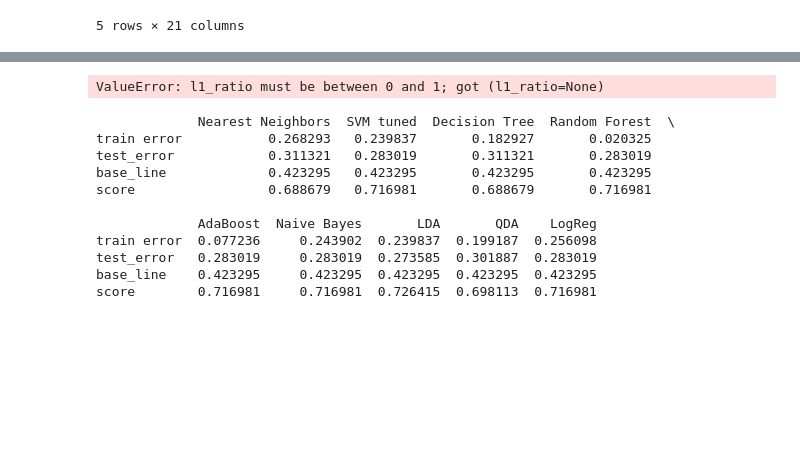
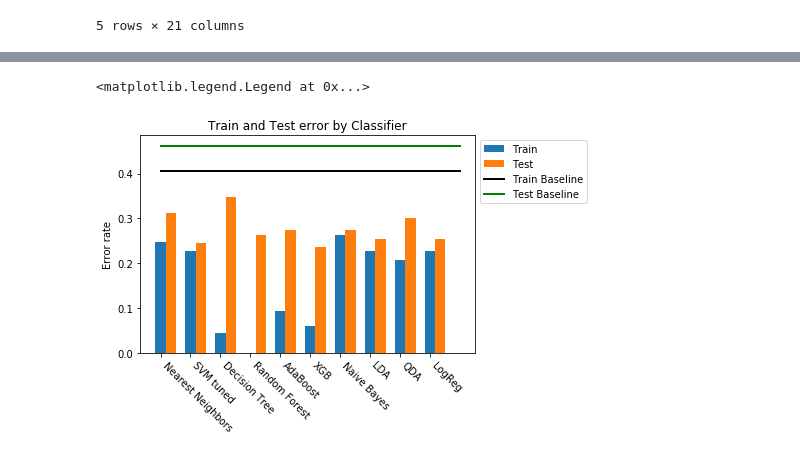
Before and after one commit to Akababa/course_eval, a Jupyter notebook: classifier_comparisons.ipynb, the cells around one changed output, grey strips where cells are left out. Drawn from its saved outputs; the diff is of its cells as text; code cells hidden in the pictures; blank space fills up the shorter version.

Commit message:
classifier plots

```diff
--- a/classifier_comparisons.ipynb
+++ b/classifier_comparisons.ipynb
@@ -108,12 +157,0 @@ DT_clf = RandomizedSearchCV(DecisionTreeClassifier(),param_grid_DT,cv=5,iid=Fals
-# %%
-
-classifiers = [
-    KNeighborsClassifier(10),
-    #SVC_clf,
-    #DecisionTreeClassifier(max_depth = 5 ,criterion = 'gini', splitter='best',max_features='auto'),
-    #RF_clf,
-    AdaBoostClassifier(),
-    GaussianNB(),
-    LinearDiscriminantAnalysis(),
-    QuadraticDiscriminantAnalysis(),
-    LogisticRegression(solver='newton-cg')]
@@ -133,17 +158,16 @@ ValueError: Input contains infinity or a value too large for dtype('float64').
 # %%
-
-
 X_train, X_test, y_train, y_test = train_test_split(X,has_tenure,test_size=0.3,random_state=42)
 
-output = pd.DataFrame(index = ['train error', 'test_error', 'base_line', 'score'])
+output = pd.DataFrame(index = ['train_error', 'base_line_train', 'test_error','base_line_test', 'score'])
 
 for name,classifier in zip(names,classifiers):
     classifier.fit(X_train, y_train)
     score = classifier.score(X_test,y_test)
     train_err = np.mean(classifier.predict(X_train)!=y_train)
     test_err = np.mean(classifier.predict(X_test)!=y_test)
-    baseline = np.mean(has_tenure)
-    output_l = [train_err, test_err, baseline, score]
+    baseline_train = np.mean(y_train)
+    baseline_test = np.mean(y_test)
+    output_l = [train_err, baseline_train, test_err,baseline_test, score]
     output[f"{name}"] = output_l
 #     print(f"train error: {np.mean(clf.predict(X_train)!=y_train)}")
 #     print(f"test error:  {np.mean(clf.predict(X_test)!=y_test)}")
@@ -155,17 +191,16 @@ AttributeError: 'list' object has no attribute 'values'
-# %%
-output = pd.DataFrame(index = ['train error', 'test_error', 'base_line', 'score'])
-classifier = LogisticRegression(solver="saga",penalty="elasticnet")
-classifier.fit(X_train, y_train)
-score = classifier.score(X_test,y_test)
-train_err = np.mean(classifier.predict(X_train)!=y_train)
-test_err = np.mean(classifier.predict(X_test)!=y_test)
-baseline = np.mean(has_tenure)
-print(score)
-print(train_err)
-print(test_err)
-print(baseline)
-# %% [output]
-ValueError: l1_ratio must be between 0 and 1; got (l1_ratio=None)
+# %%
+ind = np.arange(10)
+p1 = plt.bar(ind,output.transpose().train_error,width=0.35)
+p2 = plt.bar(ind+0.35,output.transpose().test_error,width=0.35)
+l1 = plt.plot([0,10], [0.406504, 0.406504], 'k-', lw=2)
+l2 = plt.plot([0,10], [0.462264, 0.462264], 'g-', lw=2)
+plt.xticks(ind,output.columns,rotation=-45,ha="left")
+plt.ylabel('Error rate')
+plt.title('Train and Test error by Classifier')
+plt.legend((p1[0], p2[0],l1[0],l2[0]), ('Train', 'Test','Train Baseline','Test Baseline'),loc = "upper left",bbox_to_anchor=[1,1])
+# %% [output]
+<matplotlib.legend.Legend at 0x...>
+[figure, added]
 # %%
 from sklearn.decomposition import PCA
 X= df_tenure
@@ -174,30 +209,19 @@ X = PCA(.95).fit_transform(X)
 
 X_train, X_test, y_train, y_test = train_test_split(X,has_tenure,test_size=0.3,random_state=42)
 
-output = pd.DataFrame(index = ['train error', 'test_error', 'base_line', 'score'])
+output_PCA = pd.DataFrame(index = ['train_error', 'test_error', 'base_line_train','base_line_test', 'score'])
 
 for name,classifier in zip(names,classifiers):
     classifier.fit(X_train, y_train)
     score = classifier.score(X_test,y_test)
     train_err = np.mean(classifier.predict(X_train)!=y_train)
     test_err = np.mean(classifier.predict(X_test)!=y_test)
-    baseline = np.mean(has_tenure)
-    output_l = [train_err, test_err, baseline, score]
-    output[f"{name}"] = output_l
+    baseline_train = np.mean(y_train)
+    baseline_test = np.mean(y_test)
+    output_l = [train_err, test_err, baseline_train,baseline_test, score]
+    output_PCA[f"{name}"] = output_l
 #     print(f"train error: {np.mean(clf.predict(X_train)!=y_train)}")
 #     print(f"test error:  {np.mean(clf.predict(X_test)!=y_test)}")
 #     print(f"baseline:    {np.mean(has_tenure)}")
 #print(output_l)
-print(output)
+print(output_PCA)
-# %% [output]
-             Nearest Neighbors  SVM tuned  Decision Tree  Random Forest  \
-train error           0.268293   0.239837       0.182927       0.020325
-test_error            0.311321   0.283019       0.311321       0.283019
-base_line             0.423295   0.423295       0.423295       0.423295
-score                 0.688679   0.716981       0.688679       0.716981
-
-             AdaBoost  Naive Bayes       LDA       QDA    LogReg
-train error  0.077236     0.243902  0.239837  0.199187  0.256098
-test_error   0.283019     0.283019  0.273585  0.301887  0.283019
-base_line    0.423295     0.423295  0.423295  0.423295  0.423295
-score        0.716981     0.716981  0.726415  0.698113  0.716981
```
Also changed, not shown: parts of 13 cells of this notebook.
